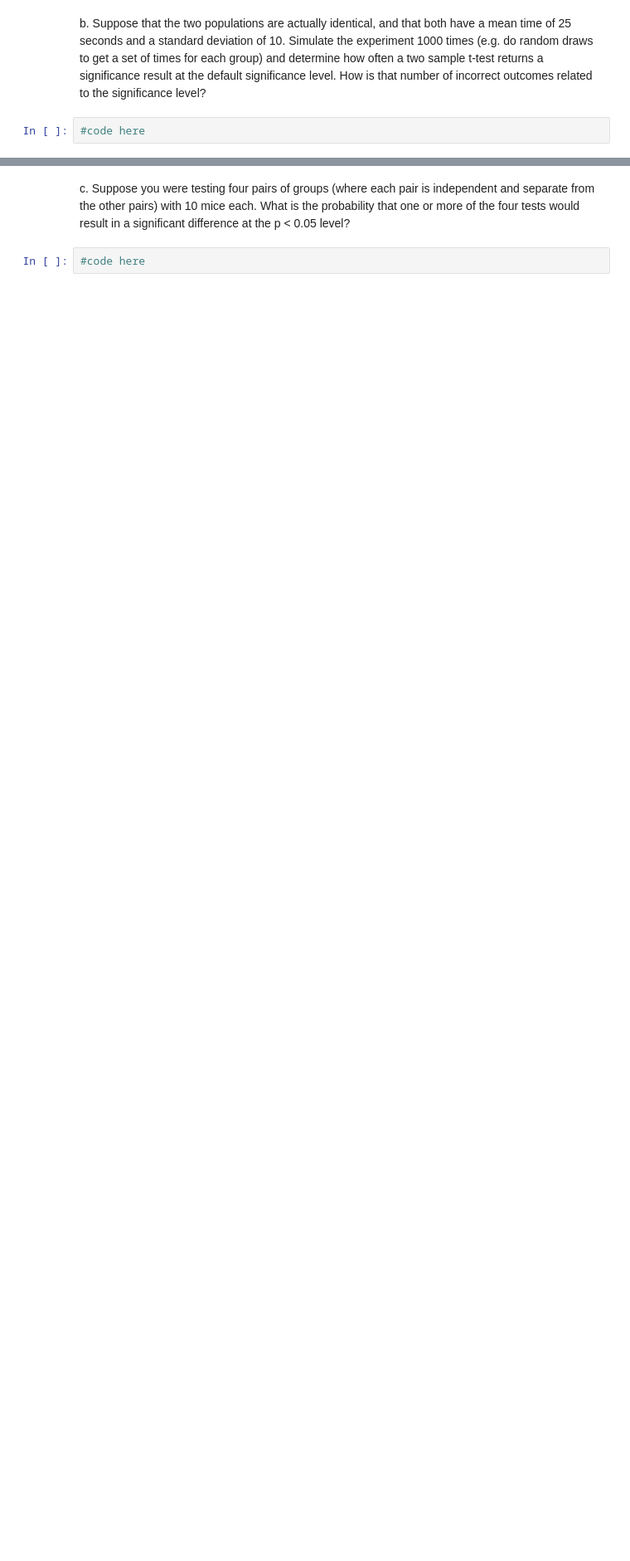
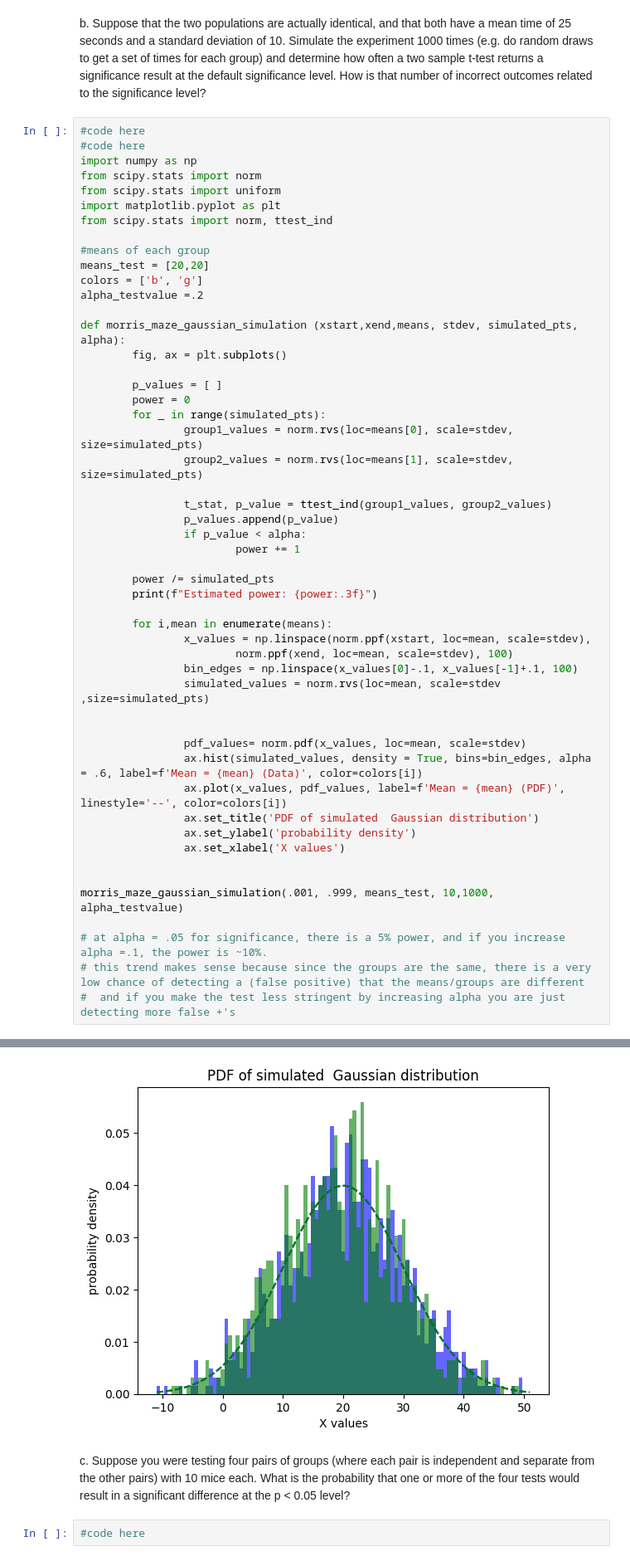
Before and after one commit to ahakimi01/NS248, a Jupyter notebook: Lecture2_HypothesisTesting_ProblemSet.ipynb, the cells around one changed output, grey strips where cells are left out. Shown: that part at 83% size. Saved outputs shown, nothing was run; the diff lists cells and outputs as text; blank space fills up the shorter version.

```diff
--- a/Lecture2_HypothesisTesting_ProblemSet.ipynb
+++ b/Lecture2_HypothesisTesting_ProblemSet.ipynb
@@ -42,3 +199,53 @@ b\. Suppose that the two populations are actually identical, and that both have
 Simulate the experiment 1000 times (e.g. do random draws to get a set of times for each group) and determine how often a two sample t-test returns a significance result at the default significance level. How is that number of incorrect outcomes related to the significance level?
 # %%
 #code here
+#code here
+import numpy as np
+from scipy.stats import norm
+from scipy.stats import uniform
+import matplotlib.pyplot as plt
+from scipy.stats import norm, ttest_ind
+
+#means of each group
+means_test = [20,20]
+colors = ['b', 'g']
+alpha_testvalue =.2
+
+def morris_maze_gaussian_simulation (xstart,xend,means, stdev, simulated_pts, alpha):
+        fig, ax = plt.subplots()
+
+        p_values = [ ]
+        power = 0
+        for _ in range(simulated_pts):
+                group1_values = norm.rvs(loc=means[0], scale=stdev, size=simulated_pts)
+                group2_values = norm.rvs(loc=means[1], scale=stdev, size=simulated_pts)
+
+                t_stat, p_value = ttest_ind(group1_values, group2_values)
+                p_values.append(p_value)
+                if p_value < alpha:
+                        power += 1
+
+        power /= simulated_pts
+        print(f"Estimated power: {power:.3f}")
+
+        for i,mean in enumerate(means):
+                x_values = np.linspace(norm.ppf(xstart, loc=mean, scale=stdev),
+                        norm.ppf(xend, loc=mean, scale=stdev), 100)
+                bin_edges = np.linspace(x_values[0]-.1, x_values[-1]+.1, 100)
+                simulated_values = norm.rvs(loc=mean, scale=stdev ,size=simulated_pts)
+
+
+                pdf_values= norm.pdf(x_values, loc=mean, scale=stdev)
+                ax.hist(simulated_values, density = True, bins=bin_edges, alpha = .6, label=f'Mean = {mean} (Data)', color=colors[i])
+                ax.plot(x_values, pdf_values, label=f'Mean = {mean} (PDF)', linestyle='--', color=colors[i])
+                ax.set_title('PDF of simulated  Gaussian distribution')
+                ax.set_ylabel('probability density')
+                ax.set_xlabel('X values')
+
+
+morris_maze_gaussian_simulation(.001, .999, means_test, 10,1000, alpha_testvalue)
+
+# at alpha = .05 for significance, there is a 5% power, and if you increase alpha =.1, the power is ~10%.
+# this trend makes sense because since the groups are the same, there is a very low chance of detecting a (false positive) that the means/groups are different
+#  and if you make the test less stringent by increasing alpha you are just detecting more false +'s
+# %% [output]
@@ -45,3 +253,4 @@ Simulate the experiment 1000 times (e.g. do random draws to get a set of times f
+[figure, added]
 # %% [markdown]
 c\. Suppose you were testing four pairs of groups (where each pair is
 independent and separate from the other pairs) with 10 mice each. What
```
Also changed, not shown: parts of 4 cells of this notebook.
